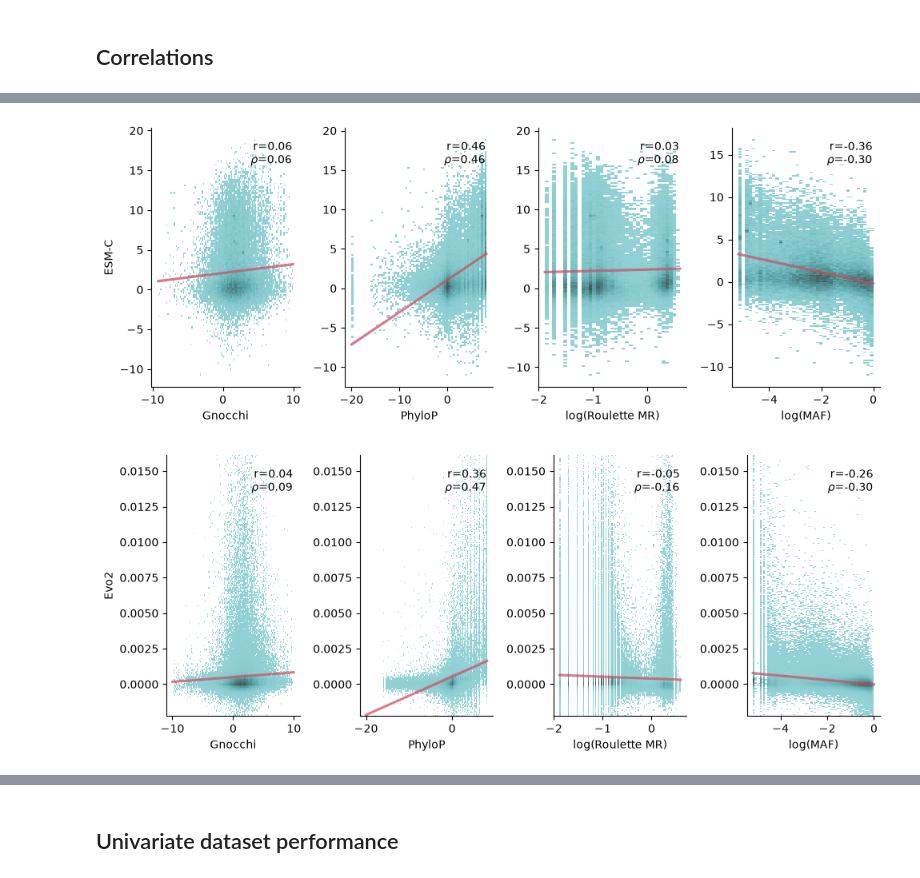
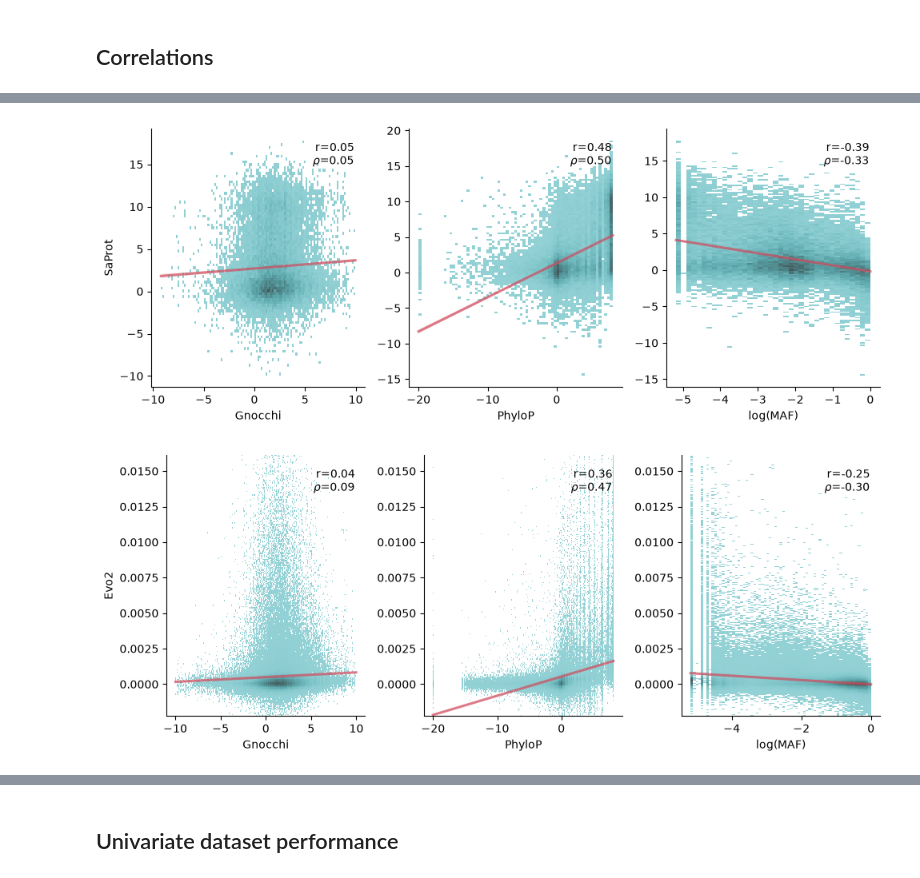
Before and after one commit to rcalef/vep_comparisons, a Jupyter notebook: notebooks/compare_annotations.ipynb, the cells around one changed output, grey strips where cells are left out. Cells and saved outputs as stored; diff of their text form; code cells hidden in the pictures.

Commit message:
SaProt scoring

```diff
--- a/notebooks/compare_annotations.ipynb
+++ b/notebooks/compare_annotations.ipynb
@@ -72,3 +88,5 @@ model_names = {
+# %%
+_ = pl.Config.set_tbl_rows(15)
 # %% [markdown]
 ## Load all data
 
@@ -133,7 +197,7 @@ esmc_scores = (
     # "tolerability" scores.
     .with_columns(score=-pl.col("score"))
     .rename({"score": "esmc_score"})
-    .select("variant", "esmc_score")
+    .select("variant", "gene", "feature", "esmc_score")
 )
 print(esmc_scores.shape)
 esmc_scores.head()
@@ -229,0 +278,26 @@ shape: (5, 46)
+# %%
+def merge_and_report(
+    df: pl.DataFrame,
+    oth: pl.DataFrame,
+    on: list[str],
+    name: str,
+) -> pl.DataFrame:
+    merged = df.join(oth, on=on, how="left")
+    present = merged.get_column(f"{name}_score").is_not_null().sum()
+    print(f"{name}: {len(oth)} -> {present} merged")
+    return merged
+
+
+model_dfs = {
+    "evo": all_evo_scores,
+    "rinalmo": all_rinalmo_scores,
+    "esmc": esmc_scores,
+    "saprot": saprot_scores,
+}
+
+for name, vals in model_dfs.items():
+    cols = ["variant"] if name == "evo" else ["variant", "gene", "feature"]
+    df = merge_and_report(df, vals, on=cols, name=name)
+
+print(df.shape)
+df.head()
@@ -316,3 +474,12 @@ def corr_model_vs_annotations(
             ax.set_ylim(ymin, ymax)
 
     plt.tight_layout()
+# %%
+want_annots = {k: v for k, v in annot_names.items() if "roulette" not in k}
+corr_model_vs_annotations(
+    data=df,
+    model_col="esmc_score",
+    model_name="ESM-C",
+    clip=False,
+    annotations=want_annots,
+)
@@ -319,12 +488,13 @@ def corr_model_vs_annotations(
 # %%
 corr_model_vs_annotations(
     data=df,
-    model_col="esmc_score",
-    model_name="ESM-C",
+    model_col="saprot_score",
+    model_name="SaProt",
     clip=False,
+    annotations=want_annots,
 )
 # %% [output]
-[figure, old version]
+[figure, new version]
 # %%
 corr_model_vs_annotations(
     # data=df.sample(fraction=0.1),
@@ -332,6 +502,7 @@ corr_model_vs_annotations(
     model_col="evo_score",
     model_name="Evo2",
     clip=True,
+    annotations=want_annots,
 )
 # %% [output]
-[figure, old version]
+[figure, new version]
```
Also changed, not shown: parts of 110 cells of this notebook, 7 other files.
